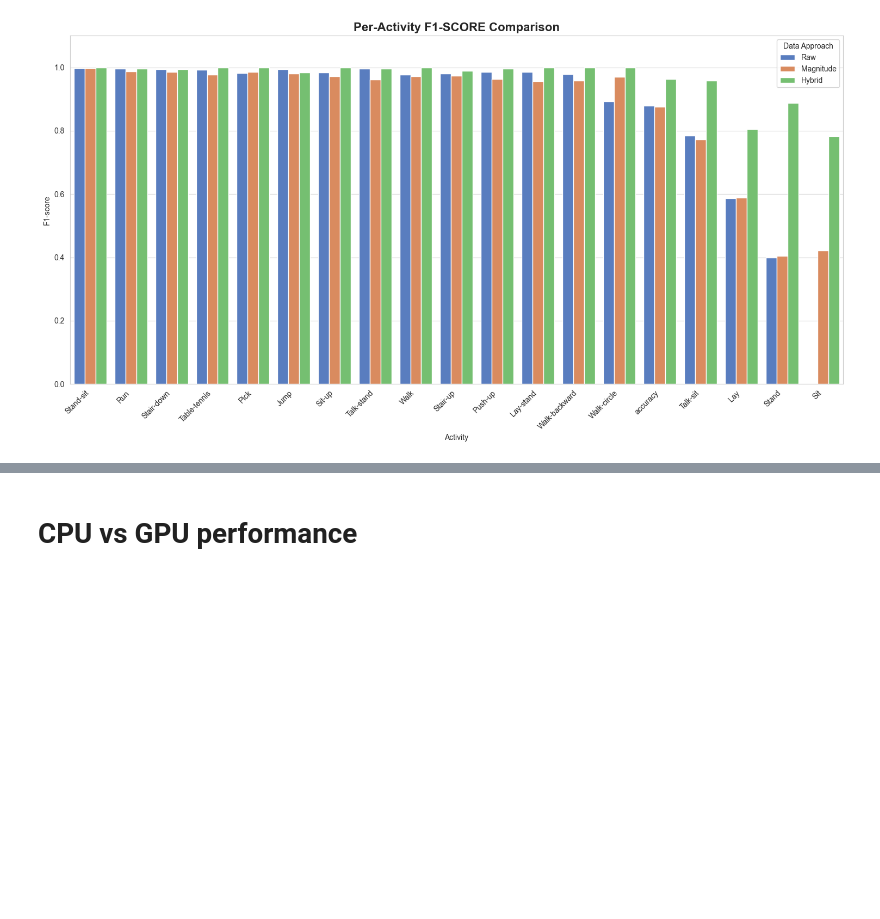
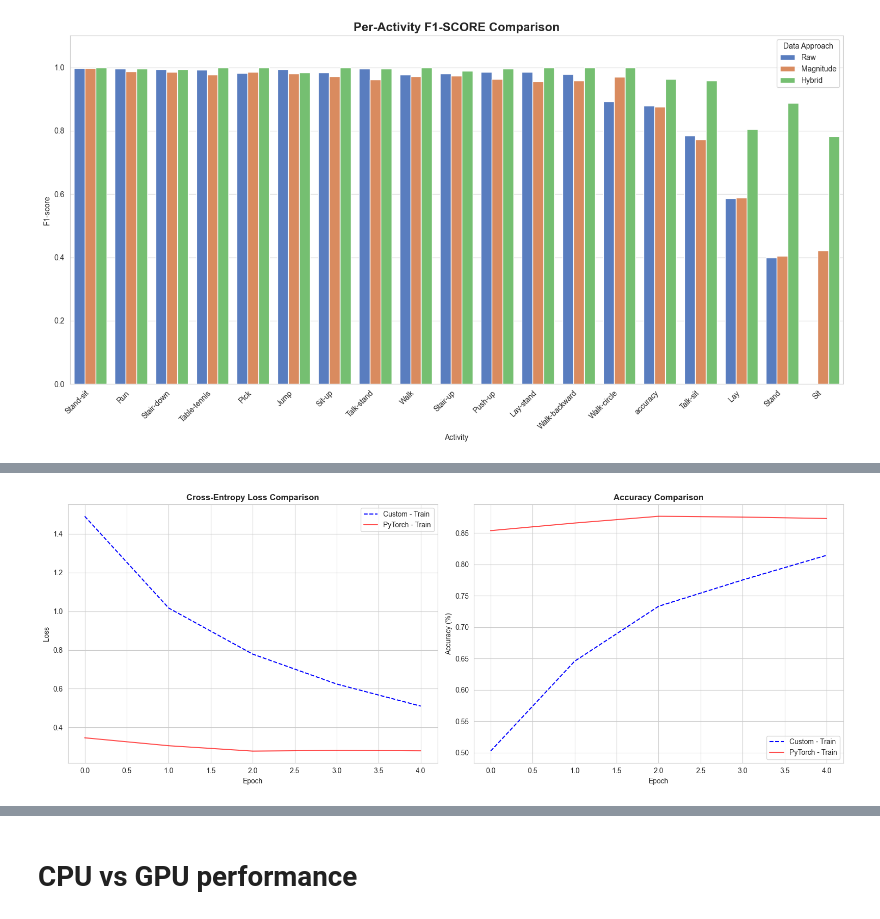
Before and after one commit to Wasloso/isa-s1-mla-project, a Jupyter notebook: neural_network_showcase.ipynb, the cells around one changed output, grey strips where cells are left out. Drawn from its saved outputs; the diff is of its cells as text; code cells hidden in the pictures; blank space fills up the shorter version.

Commit message:
feat: expand notebook with torch comparsion

```diff
--- a/neural_network_showcase.ipynb
+++ b/neural_network_showcase.ipynb
@@ -801,0 +962,9 @@ accuracy            accuracy
+# %%
+my_model = prepare_model(labels=labels_raw, scaler=SCALER_RAW)
+pytorch_model = PytorchHARModel(in_channels=X_RAW.shape[1], num_classes=num_classes)
+# %%
+print("Training PyTorch model...")
+history_pt, time_pt = pytorch_model.fit(
+    X_train_raw, Y_train_raw, lengths_train_raw, epochs=epochs, batch_size=batch_size, verbose=5
+)
+torch.cuda.empty_cache()
@@ -801,0 +977,10 @@ accuracy            accuracy
+# %%
+print("Training My Neural Network model...")
+history_my, time_my = my_model.fit(
+    x_train=X_train_raw,
+    y_train=Y_train_raw,
+    mask=lengths_train_raw,
+    epochs=epochs,
+    batch_size=batch_size,
+    verbose=5,
+)
@@ -801,0 +1006,30 @@ accuracy            accuracy
+# %%
+def plot_framework_comparison_curves(history_my, history_pt):
+    sns.set_style("whitegrid")
+    fig, (ax1, ax2) = plt.subplots(1, 2, figsize=(16, 6))
+    ax1.plot(history_my["train_loss"], label="Custom - Train", color="blue", linestyle="--")
+    ax1.plot(history_pt["train_loss"], label="PyTorch - Train", color="red", alpha=0.7)
+    if history_my["val_loss"] and history_pt["val_loss"]:
+        ax1.plot(history_my["val_loss"], label="Custom - Val", color="cyan", linestyle=":")
+        ax1.plot(history_pt["val_loss"], label="PyTorch - Val", color="orange")
+    ax1.set_title("Cross-Entropy Loss Comparison", fontweight="bold")
+    ax1.set_xlabel("Epoch")
+    ax1.set_ylabel("Loss")
+    ax1.legend()
+    ax2.plot(history_my["train_acc"], label="Custom - Train", color="blue", linestyle="--")
+    ax2.plot(history_pt["train_acc"], label="PyTorch - Train", color="red", alpha=0.7)
+    if history_my["val_acc"] and history_pt["val_acc"]:
+        ax2.plot(history_my["val_acc"], label="Custom - Val", color="cyan", linestyle=":")
+        ax2.plot(history_pt["val_acc"], label="PyTorch - Val", color="orange")
+    ax2.set_title("Accuracy Comparison", fontweight="bold")
+    ax2.set_xlabel("Epoch")
+    ax2.set_ylabel("Accuracy (%)")
+    ax2.legend()
+
+    plt.tight_layout()
+    plt.show()
+
+
+plot_framework_comparison_curves(history_my, history_pt)
+# %% [output]
+[figure, added]
```
Also changed, not shown: parts of 17 cells of this notebook, 2 other files.
